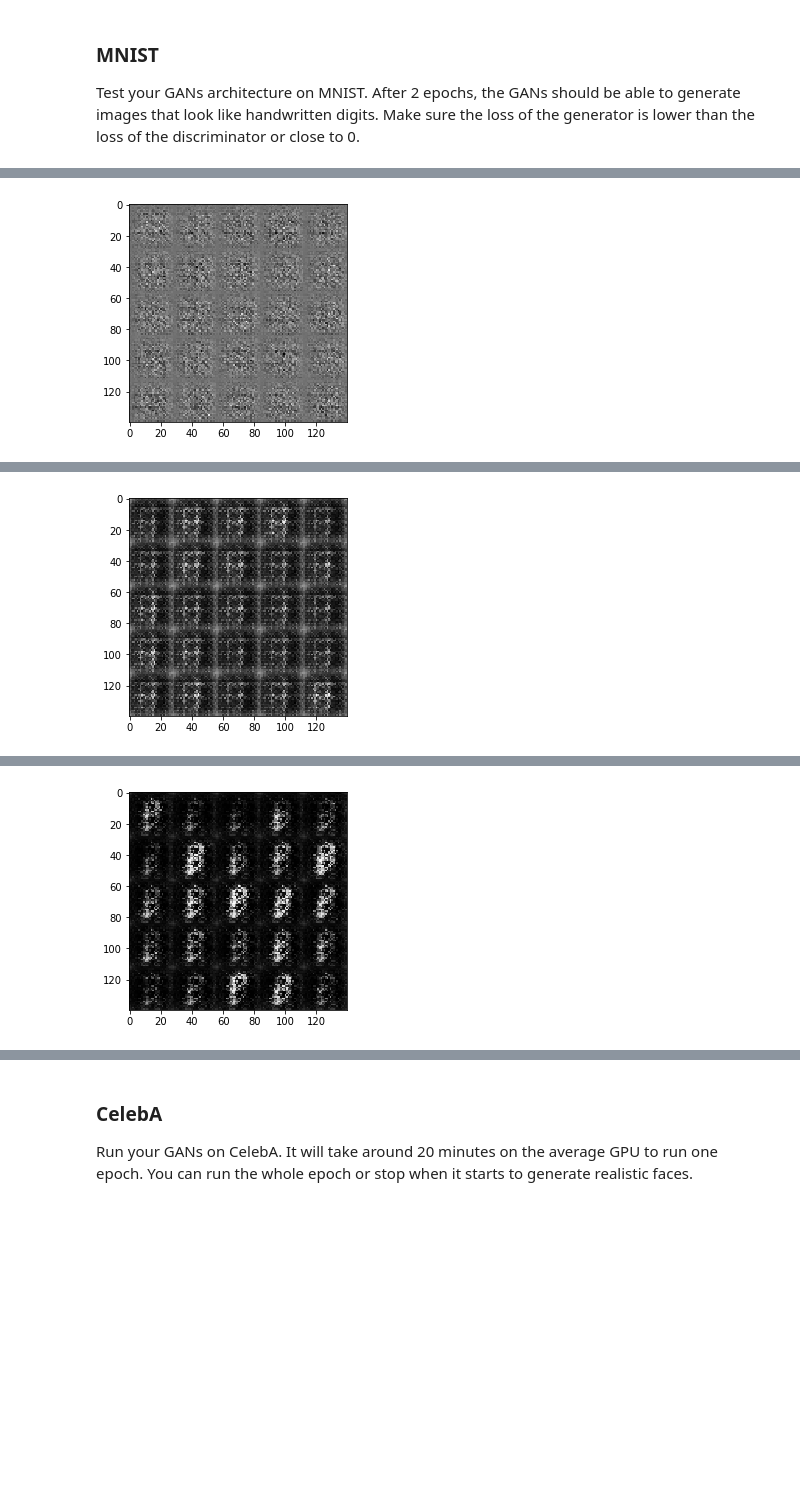
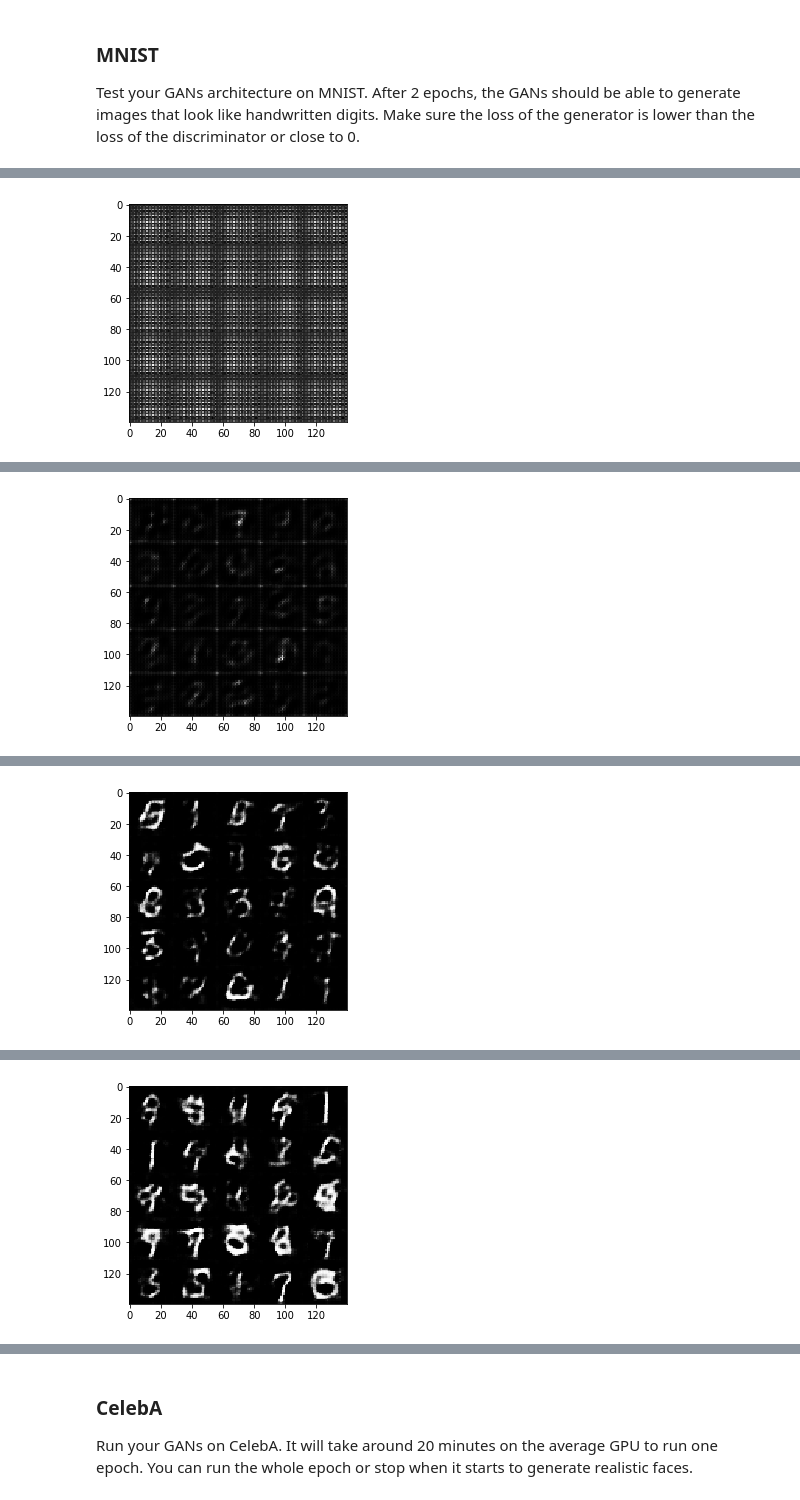
Before and after one commit to vcsalvador/face_generation, a Jupyter notebook: dlnd_face_generation.ipynb, the cells around one changed output, grey strips where cells are left out. Drawn from its saved outputs; the diff is of its cells as text; code cells hidden in the pictures; blank space fills up the shorter version.

```diff
--- a/dlnd_face_generation.ipynb
+++ b/dlnd_face_generation.ipynb
@@ -189,28 +186,31 @@ def generator(z, out_channel_dim, is_train=True):
     """
     with tf.variable_scope('generator', reuse=not is_train):
         alpha = 0.2
-        layer_1 = tf.layers.dense(z, units=3*3*512)
-        layer_1 = tf.reshape(layer_1, (-1, 3, 3, 512))
-        layer_1 = tf.layers.batch_normalization(layer_1, training=is_train)
-        layer_1_max = tf.maximum(alpha * layer_1, layer_1)
-        # 3x3x256
+        # First fully connected layer
+        x1 = tf.layers.dense(z, 7*7*512)
+        # Reshape it to start the convolutional stack
+        x1 = tf.reshape(x1, (-1, 7, 7, 512))
+        x1 = tf.layers.batch_normalization(x1, training=is_train)
+        x1 = tf.maximum(alpha * x1, x1)
+        # 7x7x512 now
 
-        layer_2 = tf.layers.conv2d_transpose(layer_1_max, 256, 5, 2,'same', use_bias=False, activation=None)
-        layer_2 = tf.layers.batch_normalization(layer_2, training=is_train)
-        layer_2_max = tf.maximum(alpha * layer_2, layer_2)
-        # 6x6x 128
+        x2 = tf.layers.conv2d_transpose(x1, 256, 5, strides=2, padding='same')
+        x2 = tf.layers.batch_normalization(x2, training=is_train)
+        x2 = tf.maximum(alpha * x2, x2)
+        # 14x14x256 now
 
-        layer_3 = tf.layers.conv2d_transpose(layer_2_max, 128, 5, 2,'same', use_bias=False, activation=None)
-        layer_3 = tf.layers.batch_normalization(layer_3, training=is_train)
-        layer_3_max = tf.maximum(alpha * layer_3, layer_3)
-        # 14x14x64
+        x3 = tf.layers.conv2d_transpose(x2, 128, 5, strides=1, padding='same')
+        x3 = tf.layers.batch_normalization(x3, training=is_train)
+        x3 = tf.maximum(alpha * x3, x3)
+        # 14x14x128 now
 
-        layer_4 = tf.layers.conv2d_transpose(layer_3_max, out_channel_dim, 6, 2,'valid', activation=None)
-        out = tf.tanh(layer_4)
-        # 28x28xout_channel_dim
+        # Output layer
+        logits = tf.layers.conv2d_transpose(x3, out_channel_dim, 5, strides=2, padding='same')
+        # 28x28xoutput_dim now
 
-    return out
+        out = tf.tanh(logits)
 
+        return out
 
 """
 DON'T MODIFY ANYTHING IN THIS CELL THAT IS BELOW THIS LINE
@@ -232,13 +232,12 @@ def model_loss(input_real, input_z, out_channel_dim):
     :param out_channel_dim: The number of channels in the output image
     :return: A tuple of (discriminator loss, generator loss)
     """
-    alpha = 0.2
     d_model_real, d_logits_real = discriminator(input_real)
     d_model_fake, d_logits_fake = discriminator(generator(input_z, out_channel_dim),
                                                 reuse=True)
 
     d_loss_real = tf.reduce_mean(tf.nn.sigmoid_cross_entropy_with_logits(logits=d_logits_real,
-                                                                         labels=tf.ones_like(d_logits_real) * alpha))
+                                                                         labels=tf.ones_like(d_logits_real)))
     d_loss_fake = tf.reduce_mean(tf.nn.sigmoid_cross_entropy_with_logits(logits=d_logits_fake,
                                                                          labels=tf.zeros_like(d_logits_fake)))
     g_loss = tf.reduce_mean(tf.nn.sigmoid_cross_entropy_with_logits(logits=d_logits_fake,
@@ -372,7 +370,7 @@ Test your GANs architecture on MNIST.  After 2 epochs, the GANs should be able t
 # %%
 batch_size = 256
 z_dim = 128
-learning_rate = 0.0001
+learning_rate = 0.001
 beta1 = 0.5
 
 
@@ -390 +388 @@ Epoch 1/2... Batch 0... Discriminator Loss: 2.5686... Generator Loss: 0.1764
-[figure, old version]
+[figure, new version]
@@ -401 +399 @@ Epoch 1/2... Batch 100... Discriminator Loss: 0.5737... Generator Loss: 3.1991
-[figure, old version]
+[figure, new version]
@@ -412 +410 @@ Epoch 1/2... Batch 200... Discriminator Loss: 0.5466... Generator Loss: 4.3458
-[figure, old version]
+[figure, new version]
@@ -413,0 +415 @@ Epoch 1/2... Batch 210... Discriminator Loss: 0.5412... Generator Loss: 4.0903
+[figure, added]
```
Also changed, not shown: parts of 9 cells of this notebook, 1 other file.
